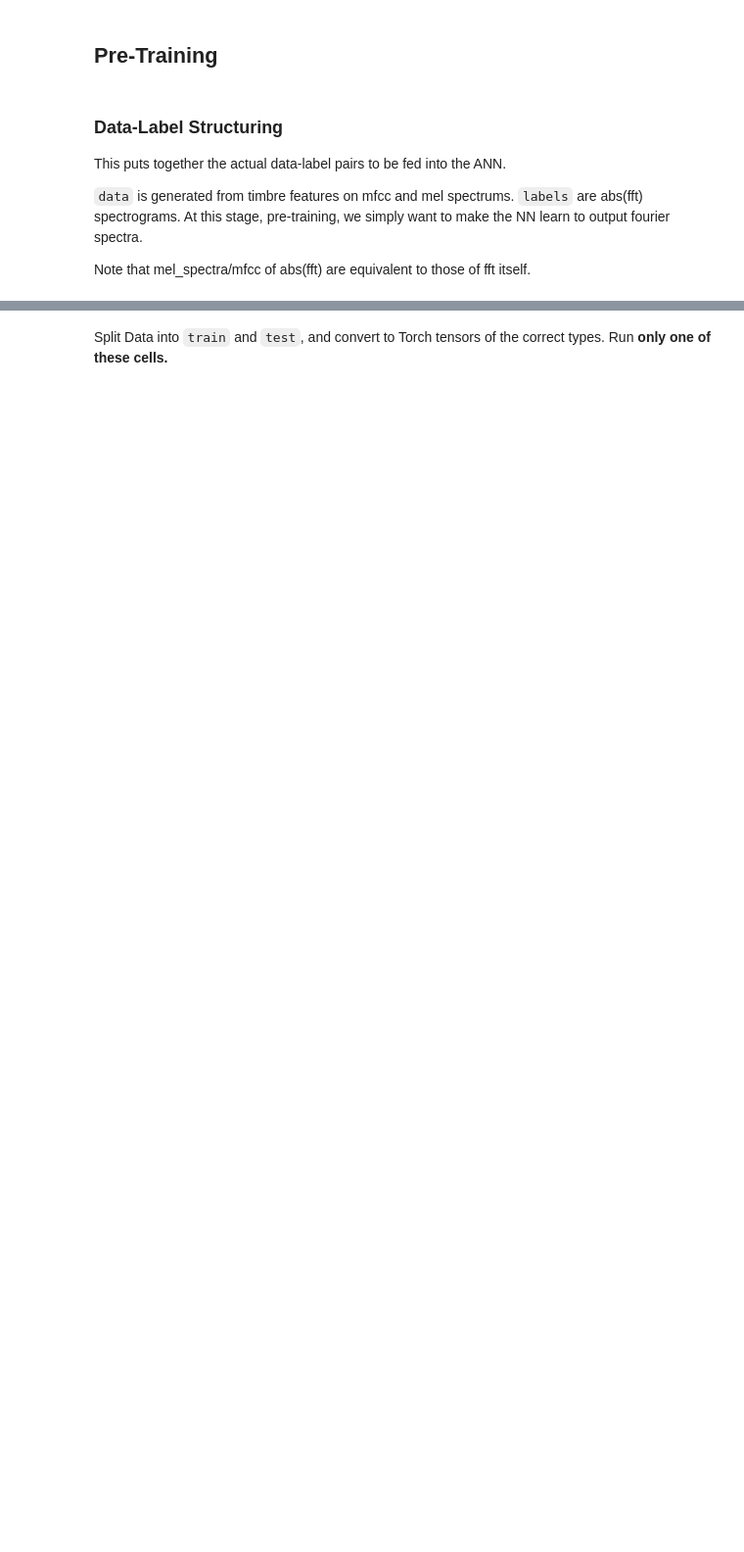
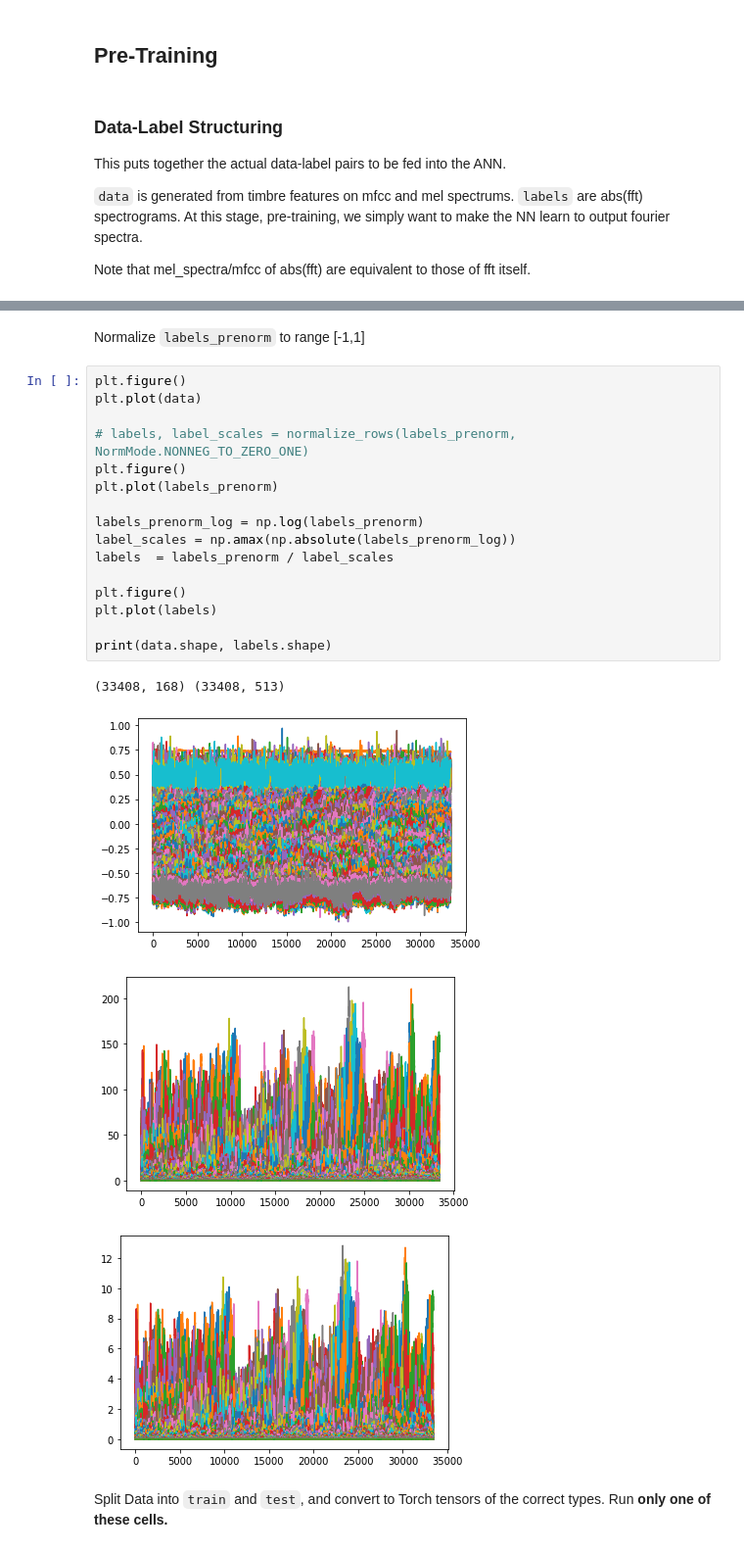
Before and after one commit to zioul123/VocalPitchModulator, a Jupyter notebook: Timbre And Spectrum Decoder for TimbreFNN.ipynb, the cells around one changed output, grey strips where cells are left out. Shown at 98% size. Saved outputs shown, nothing was run; the diff lists cells and outputs as text; blank space fills up the shorter version.

```diff
--- a/Timbre And Spectrum Decoder for TimbreFNN.ipynb
+++ b/Timbre And Spectrum Decoder for TimbreFNN.ipynb
@@ -225,3 +235,26 @@ print(data.shape, labels.shape)
+# %% [markdown]
+Normalize `labels_prenorm` to range [-1,1]
+# %%
+plt.figure()
+plt.plot(data)
+
+# labels, label_scales = normalize_rows(labels_prenorm, NormMode.NONNEG_TO_ZERO_ONE)
+plt.figure()
+plt.plot(labels_prenorm)
+
+labels_prenorm_log = np.log(labels_prenorm)
+label_scales = np.amax(np.absolute(labels_prenorm_log))
+labels  = labels_prenorm / label_scales
+
+plt.figure()
+plt.plot(labels)
+
+print(data.shape, labels.shape)
+# %% [output]
+(33408, 168) (33408, 513)
+[figure, added]
+[figure, added]
+[figure, added]
 # %% [markdown]
 Split Data into `train` and `test`, and convert to Torch tensors of the correct types. Run **only one of these cells.**
 # %%
```
Also changed, not shown: parts of 13 cells of this notebook.
